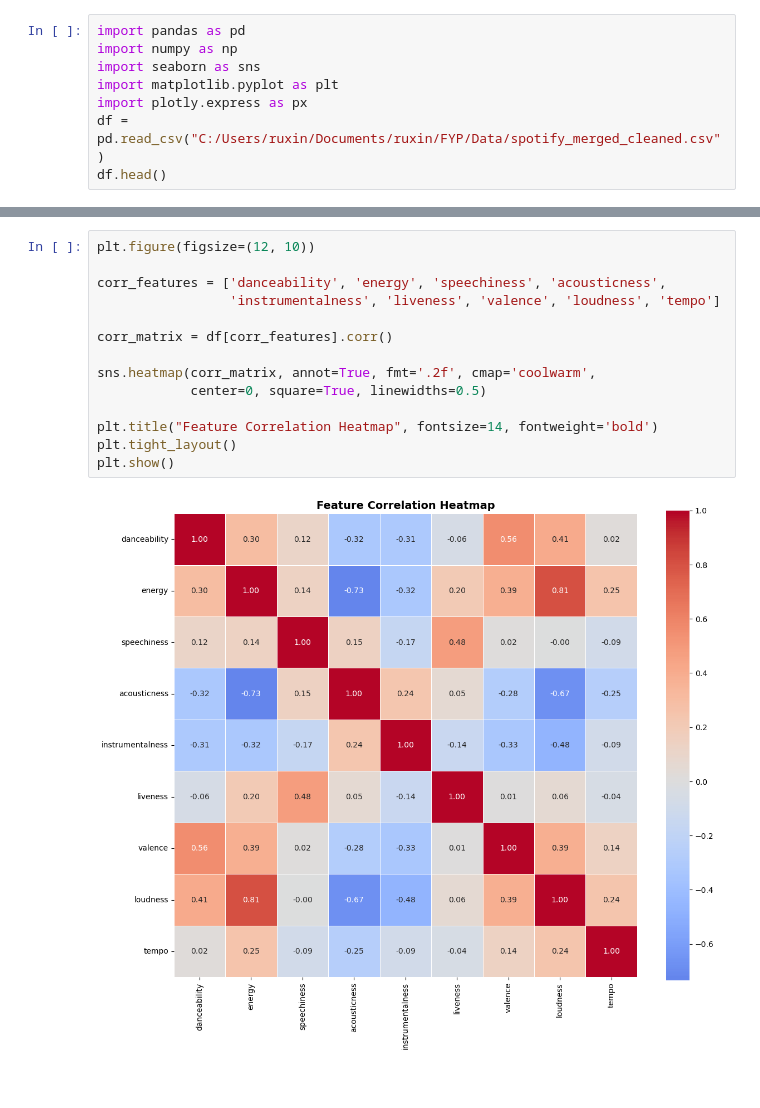
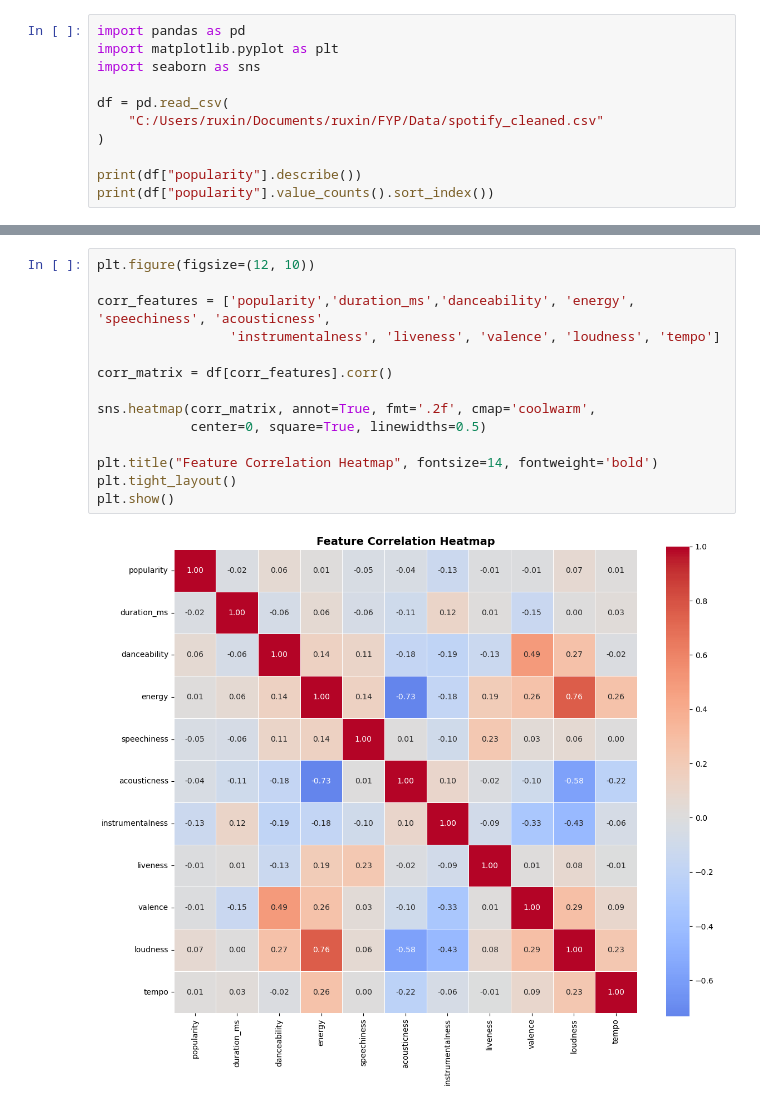
Before and after one commit to TheanRuXin/Songlytics, a Jupyter notebook: EDA/EDA.ipynb, the cells around one changed output, grey strips where cells are left out. Saved outputs shown, nothing was run; the diff lists cells and outputs as text.

```diff
--- a/EDA/EDA.ipynb
+++ b/EDA/EDA.ipynb
@@ -1,9 +1,12 @@
 # %%
 import pandas as pd
-import numpy as np
+import matplotlib.pyplot as plt
 import seaborn as sns
-import matplotlib.pyplot as plt
-import plotly.express as px
-df = pd.read_csv("C:/Users/ruxin/Documents/ruxin/FYP/Data/spotify_merged_cleaned.csv")
-df.head()
+
+df = pd.read_csv(
+    "C:/Users/ruxin/Documents/ruxin/FYP/Data/spotify_cleaned.csv"
+)
+
+print(df["popularity"].describe())
+print(df["popularity"].value_counts().sort_index())
 # %% [output]
@@ -205,16 +137,16 @@ for feature_col in interest_feature_cols:
 # %%
 plt.figure(figsize=(12, 10))
 
-corr_features = ['danceability', 'energy', 'speechiness', 'acousticness',
+corr_features = ['popularity','duration_ms','danceability', 'energy', 'speechiness', 'acousticness',
                  'instrumentalness', 'liveness', 'valence', 'loudness', 'tempo']
 
 corr_matrix = df[corr_features].corr()
 
 sns.heatmap(corr_matrix, annot=True, fmt='.2f', cmap='coolwarm',
             center=0, square=True, linewidths=0.5)
 
 plt.title("Feature Correlation Heatmap", fontsize=14, fontweight='bold')
 plt.tight_layout()
 plt.show()
 # %% [output]
-[figure, old version]
+[figure, new version]
```
Also changed, not shown: parts of 31 cells of this notebook.
